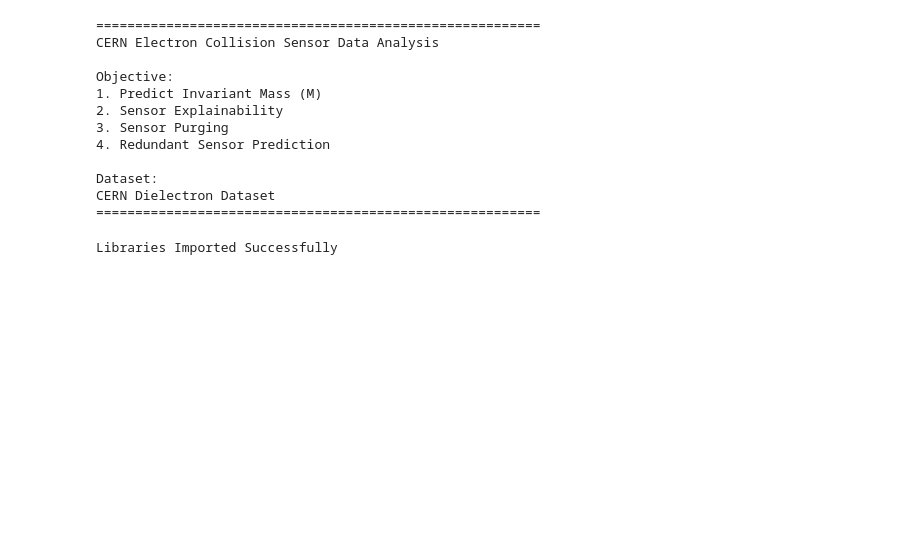
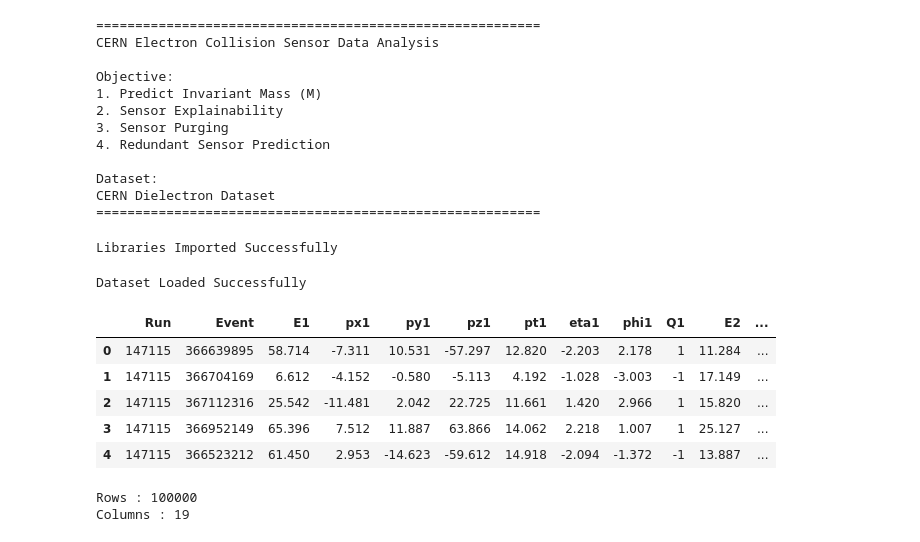
Before and after one commit to IvySingh-1/CERN-dielectron-ML-sensor-optimization, a Jupyter notebook: notebooks/01_Data_Understanding.ipynb, the cells around one changed output. Drawn from its saved outputs; the diff is of its cells as text; code cells hidden in the pictures; blank space fills up the shorter version.

```diff
--- a/notebooks/01_Data_Understanding.ipynb
+++ b/notebooks/01_Data_Understanding.ipynb
@@ -49,3 +49,32 @@ pd.set_option("display.float_format", "{:.3f}".format)
 print("Libraries Imported Successfully")
 # %% [output]
 Libraries Imported Successfully
+# %%
+# ===============================
+# Read Dataset
+# ===============================
+
+df = pd.read_csv("../data/raw/dielectron.csv")
+
+print("Dataset Loaded Successfully")
+# %% [output]
+Dataset Loaded Successfully
+# %%
+# Display first five rows
+
+df.head()
+# %% [output]
+|  | Run | Event | E1 | px1 | py1 | pz1 | pt1 | eta1 | phi1 | Q1 | E2 | ... |
+| 0 | 147115 | 366639895 | 58.714 | -7.311 | 10.531 | -57.297 | 12.820 | -2.203 | 2.178 | 1 | 11.284 | ... |
+| 1 | 147115 | 366704169 | 6.612 | -4.152 | -0.580 | -5.113 | 4.192 | -1.028 | -3.003 | -1 | 17.149 | ... |
+| 2 | 147115 | 367112316 | 25.542 | -11.481 | 2.042 | 22.725 | 11.661 | 1.420 | 2.966 | 1 | 15.820 | ... |
+| 3 | 147115 | 366952149 | 65.396 | 7.512 | 11.887 | 63.866 | 14.062 | 2.218 | 1.007 | 1 | 25.127 | ... |
+| 4 | 147115 | 366523212 | 61.450 | 2.953 | -14.623 | -59.612 | 14.918 | -2.094 | -1.372 | -1 | 13.887 | ... |
+# %%
+# Number of rows and columns
+
+print("Rows :", df.shape[0])
+print("Columns :", df.shape[1])
+# %% [output]
+Rows : 100000
+Columns : 19
```
Also changed, not shown: parts of 10 cells of this notebook.
